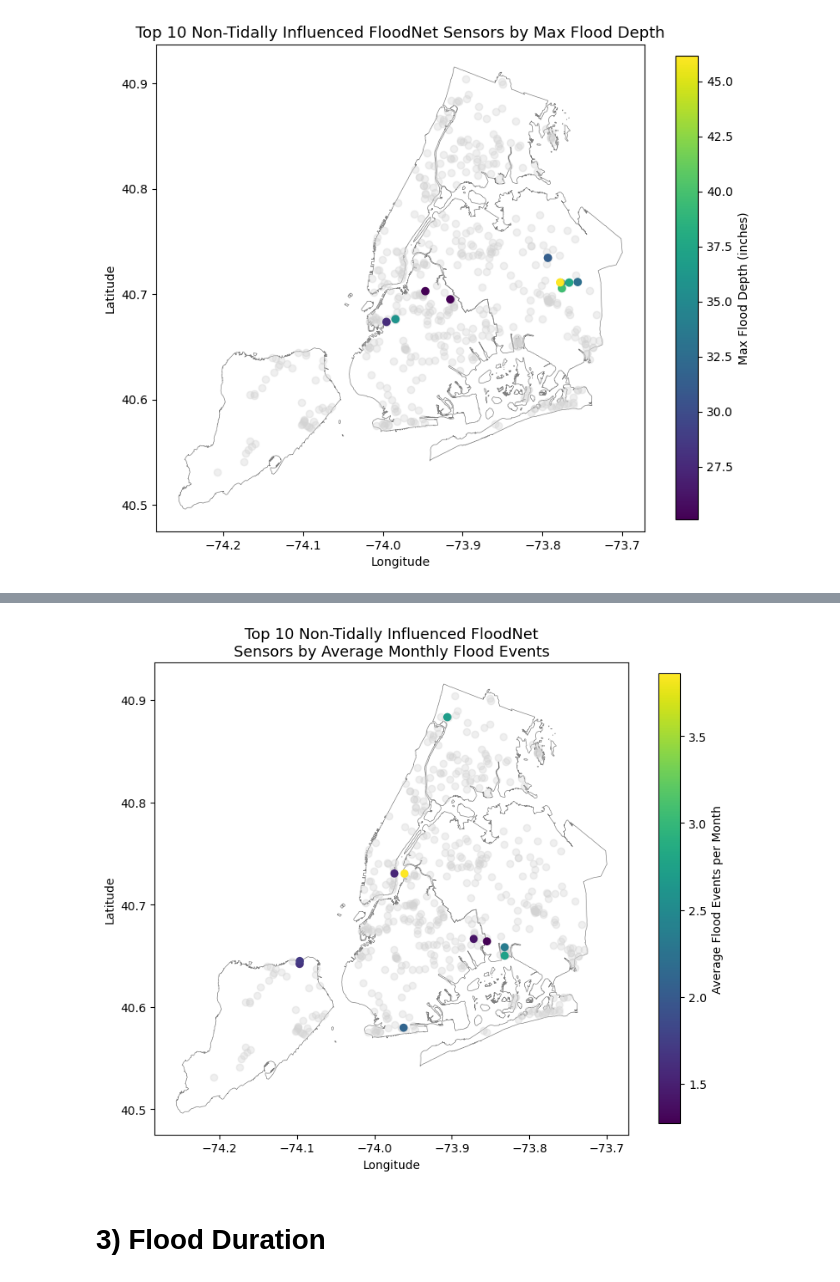
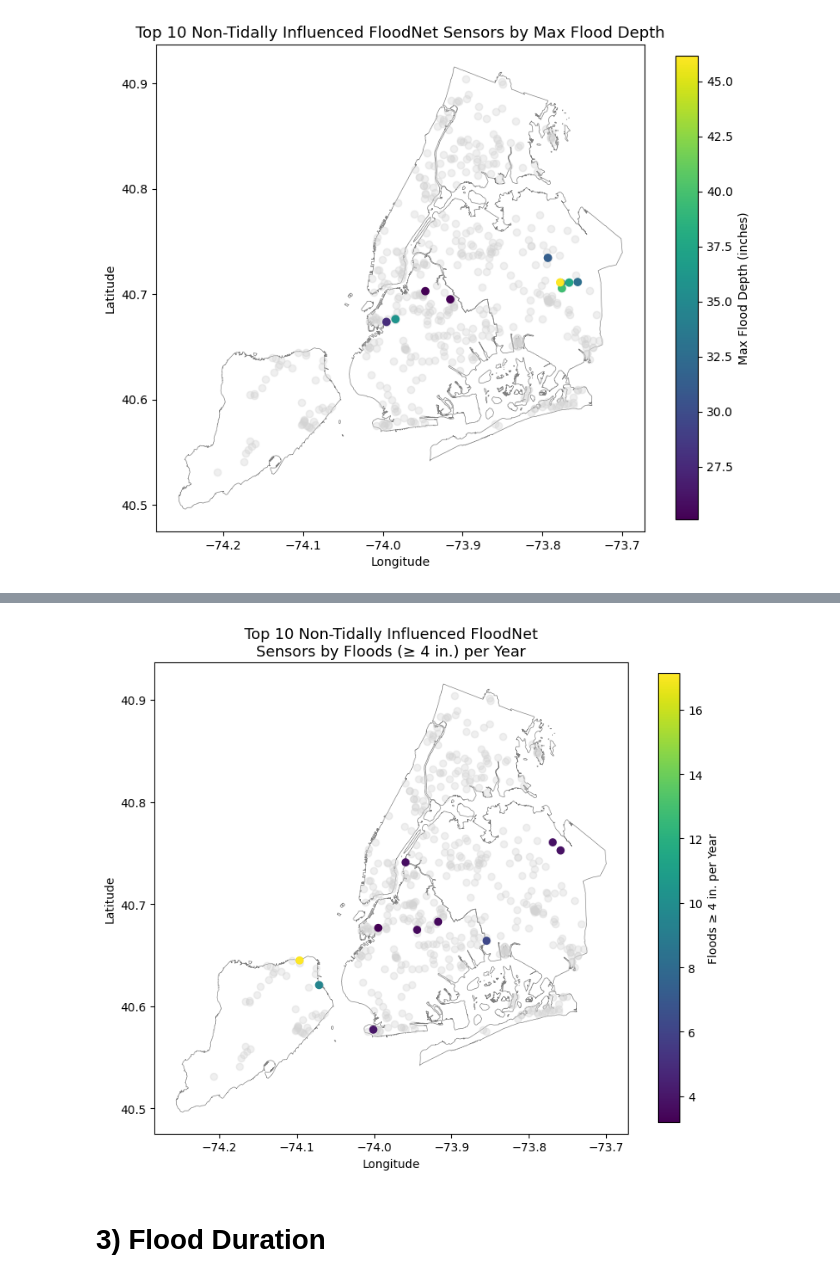
Before and after one commit to mebauer/floodnet-nyc-tutorial, a Jupyter notebook: 02-sensor-rankings.ipynb, the cells around one changed output, grey strips where cells are left out. Cells and saved outputs as stored; diff of their text form; code cells hidden in the pictures.

Commit message:
Reimagining senor rankings notebook, rank aggregate floods by flood events >= 4 inches

```diff
--- a/02-sensor-rankings.ipynb
+++ b/02-sensor-rankings.ipynb
@@ -162,8 +162,8 @@ Number of columns: 13
 # %%
 # merge flood sensor events with sensor metadata
 merged_df = events_df.join(
-    metadata_df.drop("sensor_name"),
-    on="sensor_id",
+    metadata_df,
+    on=["sensor_id","sensor_name"],
     how="left",  # keep all events, even if metadata is missing
 )
 
@@ -744,7 +770,7 @@ fig, ax = floodnet.plot_ranked_sensors(
 sql = """
     SELECT
         ROW_NUMBER() OVER (
-            ORDER BY flood_events_per_month DESC
+            ORDER BY floods_per_year DESC
         ) AS sensor_rank,
         sensor_id,
         sensor_name,
@@ -752,15 +778,17 @@ sql = """
         borough,
         tidally_influenced,
         days_deployed,
-        max_depth_inches,
         flood_events,
-        flood_events_per_month
-    FROM events_per_month_df
+        floods_4in,
+        floods_per_year,
+        max_depth_inches
+    FROM rankable_df
     WHERE tidally_influenced = 'No'
-    ORDER BY flood_events_per_month DESC
+    ORDER BY floods_per_year DESC
     LIMIT 10
 """
 
 ranked_df = duckdb.sql(sql).pl()
+
 ranked_df
 # %% [output]
@@ -780,17 +808,17 @@ shape: (10, 10)
 # %%
-value_col = "flood_events_per_month"
-title = "Top 10 Non-Tidally Influenced FloodNet\nSensors by Average Monthly Flood Events"
-label = "Average Flood Events per Month"
+value_col = "floods_per_year"
+title = "Top 10 Non-Tidally Influenced FloodNet\nSensors by Floods (≥ 4 in.) per Year"
+label = "Floods ≥ 4 in. per Year"
 
 fig, ax = floodnet.plot_ranked_sensors(
     ranked_df=ranked_df,
     metadata_gdf=metadata_gdf,
     boro_gdf=boro_gdf,
     value_col=value_col,
     title=title,
     label=label
 )
 # %% [output]
-[figure, old version]
+[figure, new version]
 # %% [markdown]
 # 3) Flood Duration
```
Also changed, not shown: parts of 37 cells of this notebook, 3 other files.
